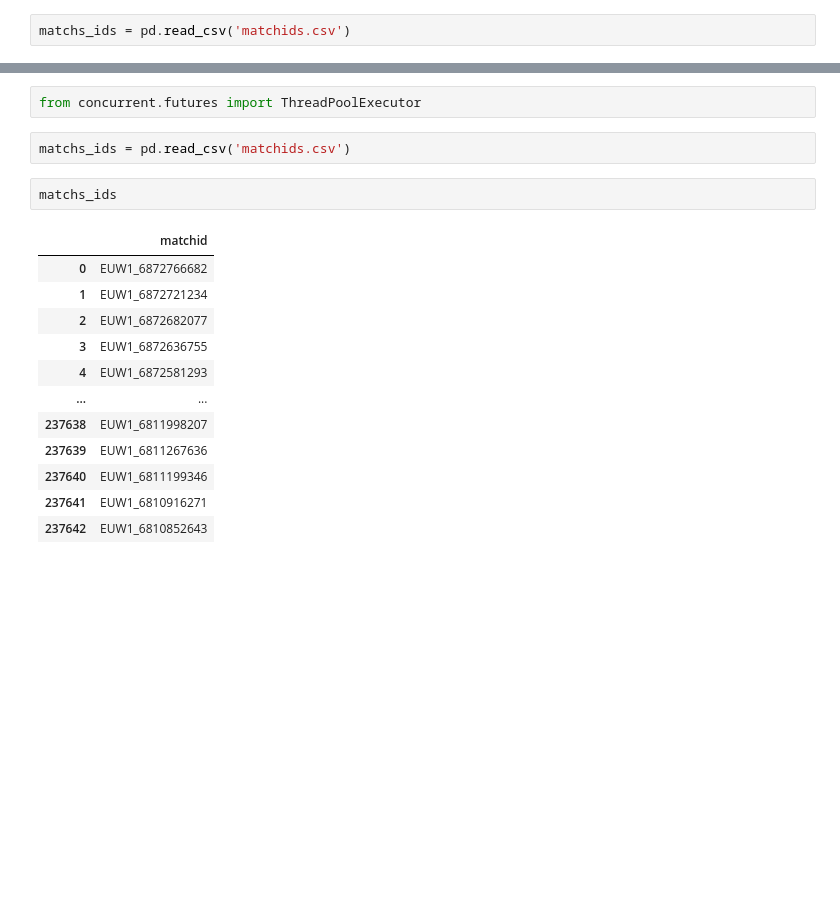
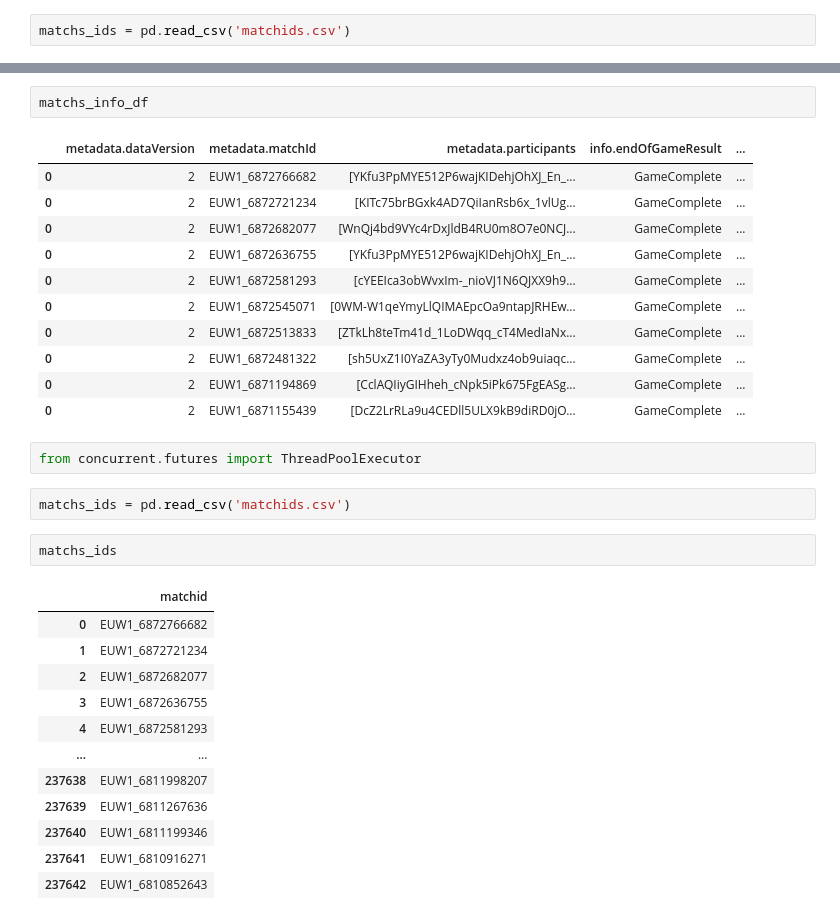
Before and after one commit to Slylio/projetLol, a Jupyter notebook: api_process.ipynb, the cells around one changed output, grey strips where cells are left out. Drawn from its saved outputs; the diff is of its cells as text; blank space fills up the shorter version.

```diff
--- a/api_process.ipynb
+++ b/api_process.ipynb
@@ -221,3 +232,17 @@ matchs_ids = pd.read_csv('matchids.csv')
+# %%
+matchs_info_df
+# %% [output]
+|  | metadata.dataVersion | metadata.matchId | metadata.participants | info.endOfGameResult | ... |
+| 0 | 2 | EUW1_6872766682 | [YKfu3PpMYE512P6wajKIDehjOhXJ_En_... | GameComplete | ... |
+| 0 | 2 | EUW1_6872721234 | [KITc75brBGxk4AD7QiIanRsb6x_1vlUg... | GameComplete | ... |
+| 0 | 2 | EUW1_6872682077 | [WnQj4bd9VYc4rDxJldB4RU0m8O7e0NCJ... | GameComplete | ... |
+| 0 | 2 | EUW1_6872636755 | [YKfu3PpMYE512P6wajKIDehjOhXJ_En_... | GameComplete | ... |
+| 0 | 2 | EUW1_6872581293 | [cYEEIca3obWvxIm-_nioVJ1N6QJXX9h9... | GameComplete | ... |
+| 0 | 2 | EUW1_6872545071 | [0WM-W1qeYmyLlQIMAEpcOa9ntapJRHEw... | GameComplete | ... |
+| 0 | 2 | EUW1_6872513833 | [ZTkLh8teTm41d_1LoDWqq_cT4MedIaNx... | GameComplete | ... |
+| 0 | 2 | EUW1_6872481322 | [sh5UxZ1I0YaZA3yTy0Mudxz4ob9uiaqc... | GameComplete | ... |
+| 0 | 2 | EUW1_6871194869 | [CclAQIiyGIHheh_cNpk5iPk675FgEASg... | GameComplete | ... |
+| 0 | 2 | EUW1_6871155439 | [DcZ2LrRLa9u4CEDll5ULX9kB9diRD0jO... | GameComplete | ... |
 # %%
 from concurrent.futures import ThreadPoolExecutor
 # %%
```
Also changed, not shown: parts of 14 cells of this notebook, 1 other file.
